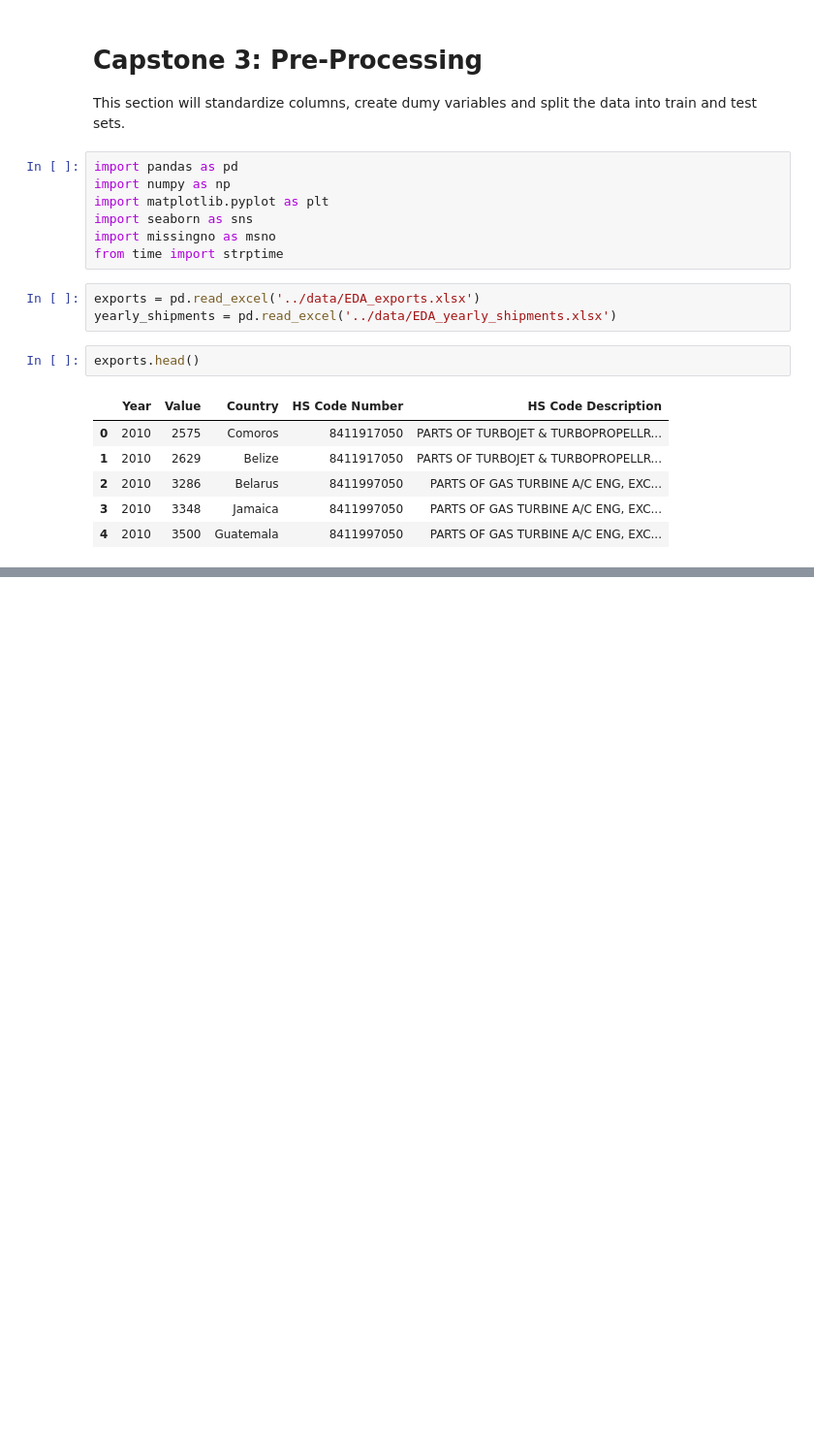
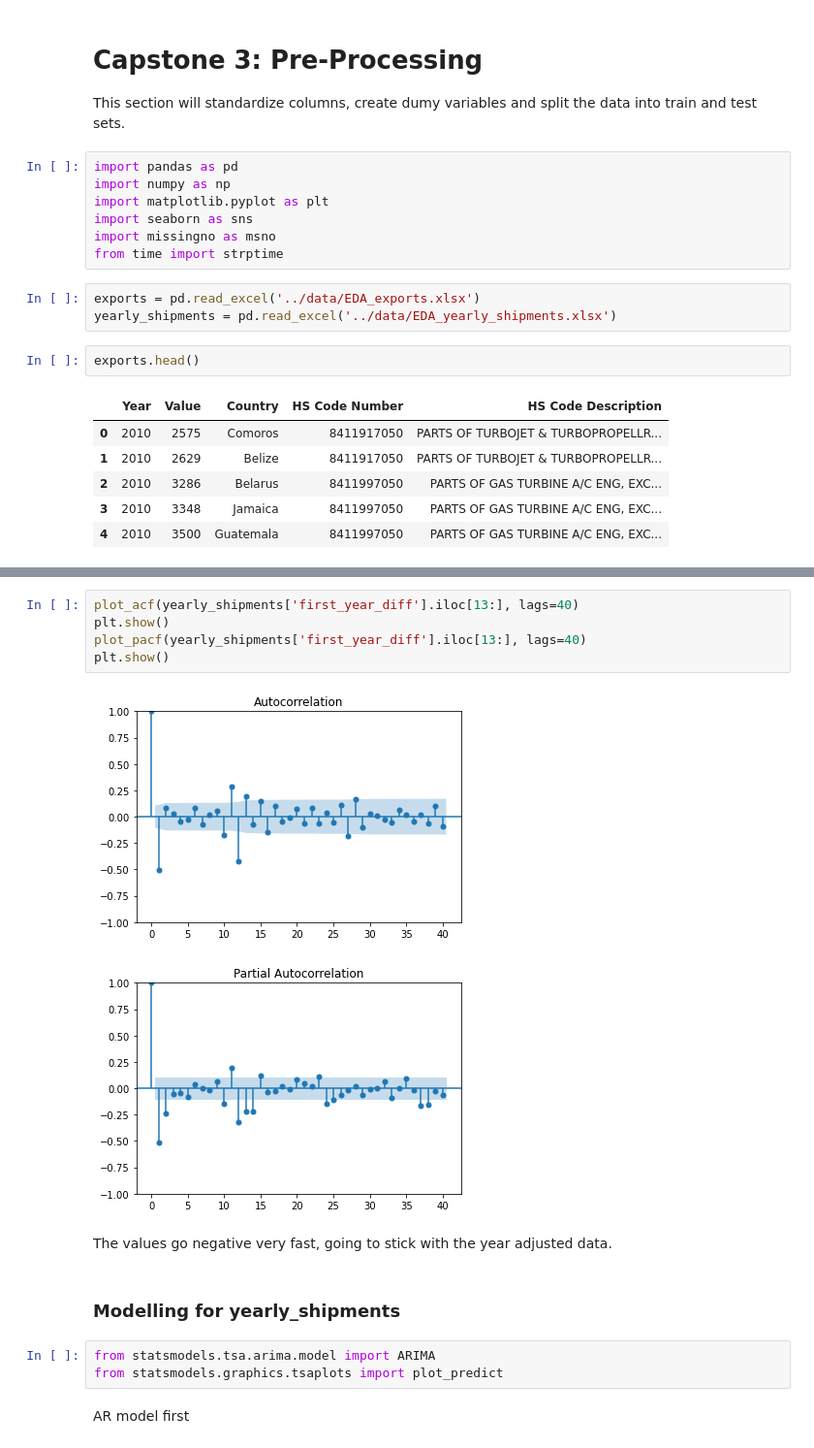
Before and after one commit to ashleyg16/Capstone3, a Jupyter notebook: Notebooks/Pre-Processing and Modeling.ipynb, the cells around one changed output, grey strips where cells are left out. Shown at 97% size. Cells and saved outputs as stored; diff of their text form; blank space fills up the shorter version.

Commit message:
modelling partially done

```diff
--- a/Notebooks/Pre-Processing and Modeling.ipynb
+++ b/Notebooks/Pre-Processing and Modeling.ipynb
@@ -37,0 +196,17 @@ exports.Country.nunique()
+# %%
+plot_acf(yearly_shipments['first_year_diff'].iloc[13:], lags=40)
+plt.show()
+plot_pacf(yearly_shipments['first_year_diff'].iloc[13:], lags=40)
+plt.show()
+# %% [output]
+[figure, added]
+[figure, added]
+# %% [markdown]
+The values go negative very fast, going to stick with the year adjusted data.
+# %% [markdown]
+### Modelling for yearly_shipments
+# %%
+from statsmodels.tsa.arima.model import ARIMA
+from statsmodels.graphics.tsaplots import plot_predict
+# %% [markdown]
+AR model first
```
Also changed, not shown: parts of 32 cells of this notebook.
